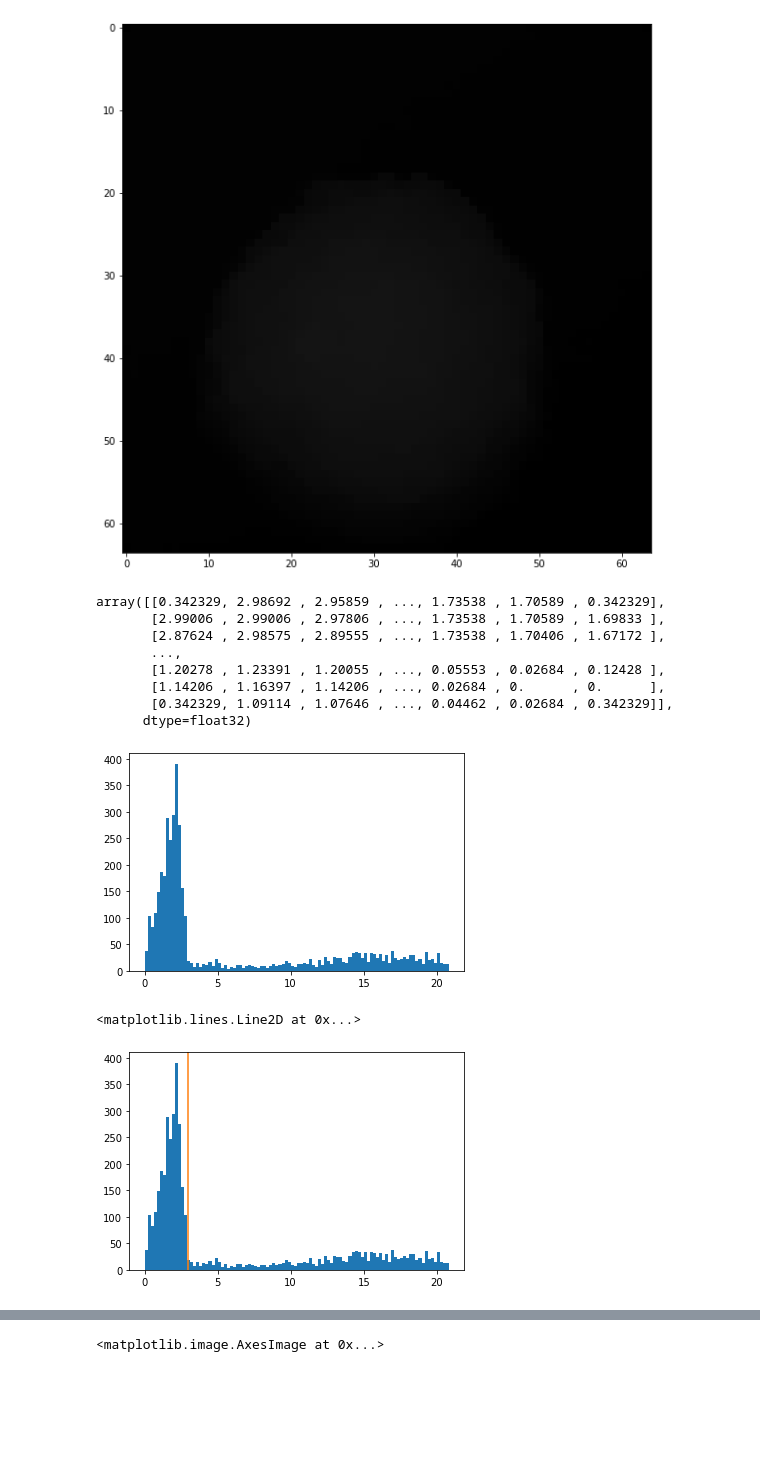
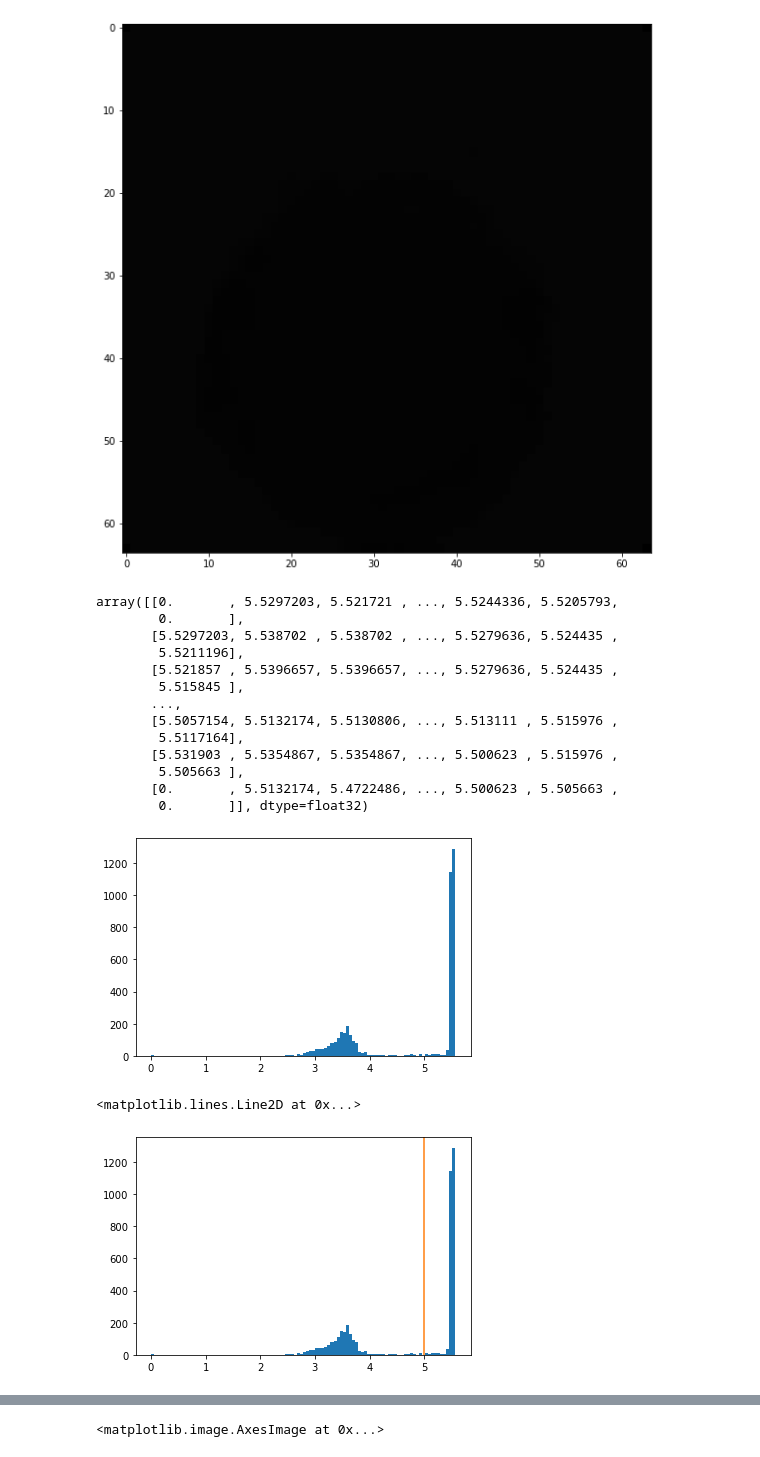
Before and after one commit to CENTURI-Hackathon-2022/project-corima, a Jupyter notebook: jure.ipynb, the cells around one changed output, grey strips where cells are left out. Drawn from its saved outputs; the diff is of its cells as text; code cells hidden in the pictures; blank space fills up the shorter version.

```diff
--- a/jure.ipynb
+++ b/jure.ipynb
@@ -26,7 +26,7 @@ img_path = os.getcwd() + '/monocytes/'
 # %%
 # Getting metadata
 
-image = Image.open(img_path + 'topo_20220107_Exp2Cell8map-data-2022.01.07-16.34.34.510_processed-2022.01.10-12.38.51.tif')
+image = Image.open(img_path + 'YM_20220107_Exp2Cell8map-data-2022.01.07-16.34.34.510_processed-2022.01.10-12.38.51.tif')
 exifdata = image.getexif()
 for tag_id in exifdata:
     # get the tag name, instead of human unreadable tag id
@@ -74,25 +74,30 @@ image_np = np.asarray(image)
 # %%
 image_np
 # %% [output]
-array([[0.342329, 2.98692 , 2.95859 , ..., 1.73538 , 1.70589 , 0.342329],
-       [2.99006 , 2.99006 , 2.97806 , ..., 1.73538 , 1.70589 , 1.69833 ],
-       [2.87624 , 2.98575 , 2.89555 , ..., 1.73538 , 1.70406 , 1.67172 ],
+array([[0.       , 5.5297203, 5.521721 , ..., 5.5244336, 5.5205793,
+        0.       ],
+       [5.5297203, 5.538702 , 5.538702 , ..., 5.5279636, 5.524435 ,
+        5.5211196],
+       [5.521857 , 5.5396657, 5.5396657, ..., 5.5279636, 5.524435 ,
+        5.515845 ],
        ...,
-       [1.20278 , 1.23391 , 1.20055 , ..., 0.05553 , 0.02684 , 0.12428 ],
-       [1.14206 , 1.16397 , 1.14206 , ..., 0.02684 , 0.      , 0.      ],
-       [0.342329, 1.09114 , 1.07646 , ..., 0.04462 , 0.02684 , 0.342329]],
-      dtype=float32)
+       [5.5057154, 5.5132174, 5.5130806, ..., 5.513111 , 5.515976 ,
+        5.5117164],
+       [5.531903 , 5.5354867, 5.5354867, ..., 5.500623 , 5.515976 ,
+        5.505663 ],
+       [0.       , 5.5132174, 5.4722486, ..., 5.500623 , 5.505663 ,
+        0.       ]], dtype=float32)
 # %%
 plt.hist(image_np.flatten(), 100);
 # %% [output]
-[figure, old version]
+[figure, new version]
 # %%
-thr = 3 # based on the histogram
+thr = 5 # based on the histogram
 plt.hist(image_np.flatten(), 100);
 plt.axvline(thr, c='C1')
 # %% [output]
 <matplotlib.lines.Line2D at 0x...>
-[figure, old version]
+[figure, new version]
 # %%
 # segmentation
 plt.figure(figsize=(10,10))
```
Also changed, not shown: parts of 4 cells of this notebook, 1 other file.
